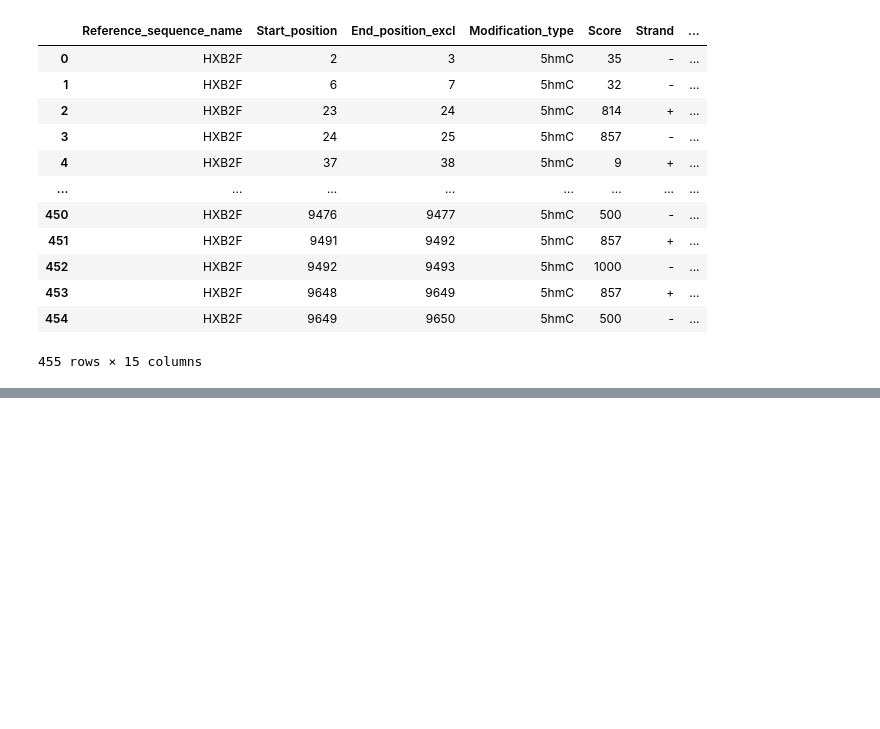
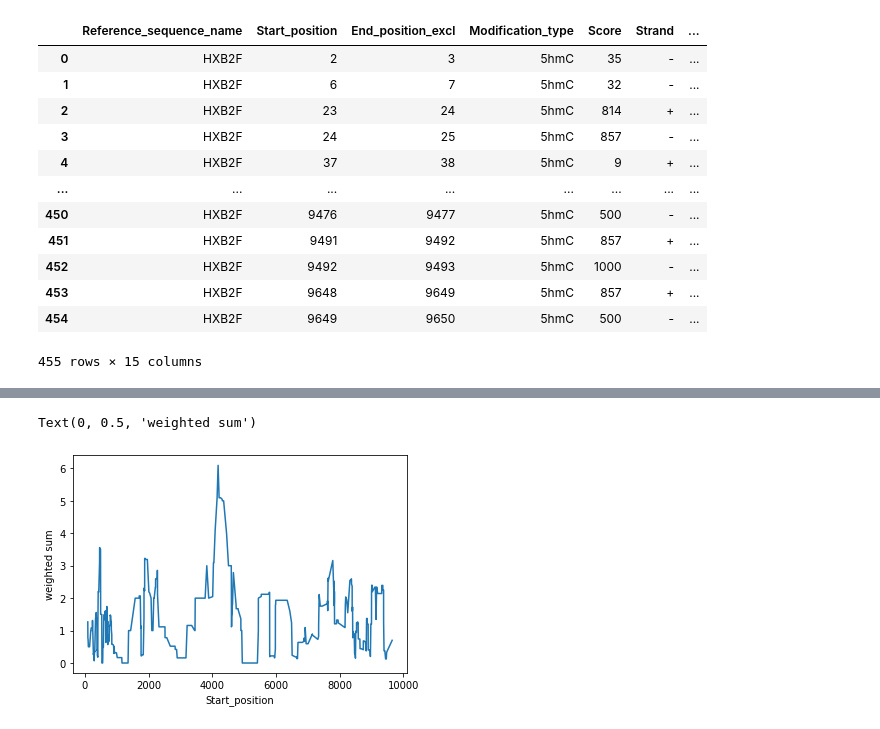
Before and after one commit to Raefcon/Hello_World, a Jupyter notebook: notebooks/HIV_data.ipynb, the cells around one changed output, grey strips where cells are left out. Drawn from its saved outputs; the diff is of its cells as text; code cells hidden in the pictures; blank space fills up the shorter version.

```diff
--- a/notebooks/HIV_data.ipynb
+++ b/notebooks/HIV_data.ipynb
@@ -416,0 +596,3 @@ table
+# %%
+mod_score_bases = table.groupby('Start_position')['Percentage_of_mod_bases'].first()/100
+mod_score_bases
@@ -416,0 +613,6 @@ table
+# %%
+ax = mod_score_bases.rolling(10).sum().plot()
+ax.set_ylabel('weighted sum')
+# %% [output]
+Text(0, 0.5, 'weighted sum')
+[figure, added]
```
Also changed, not shown: parts of 52 cells of this notebook.
